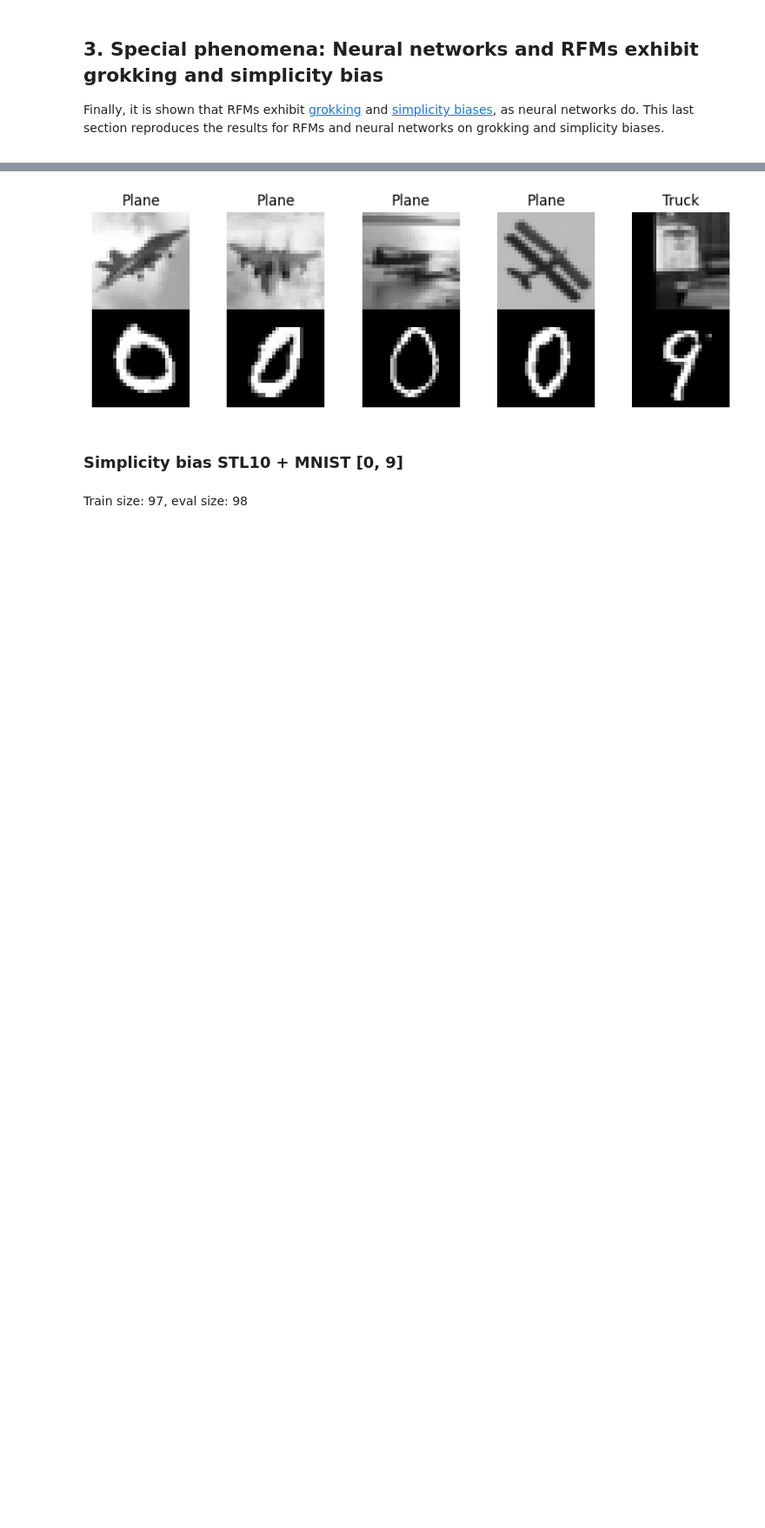
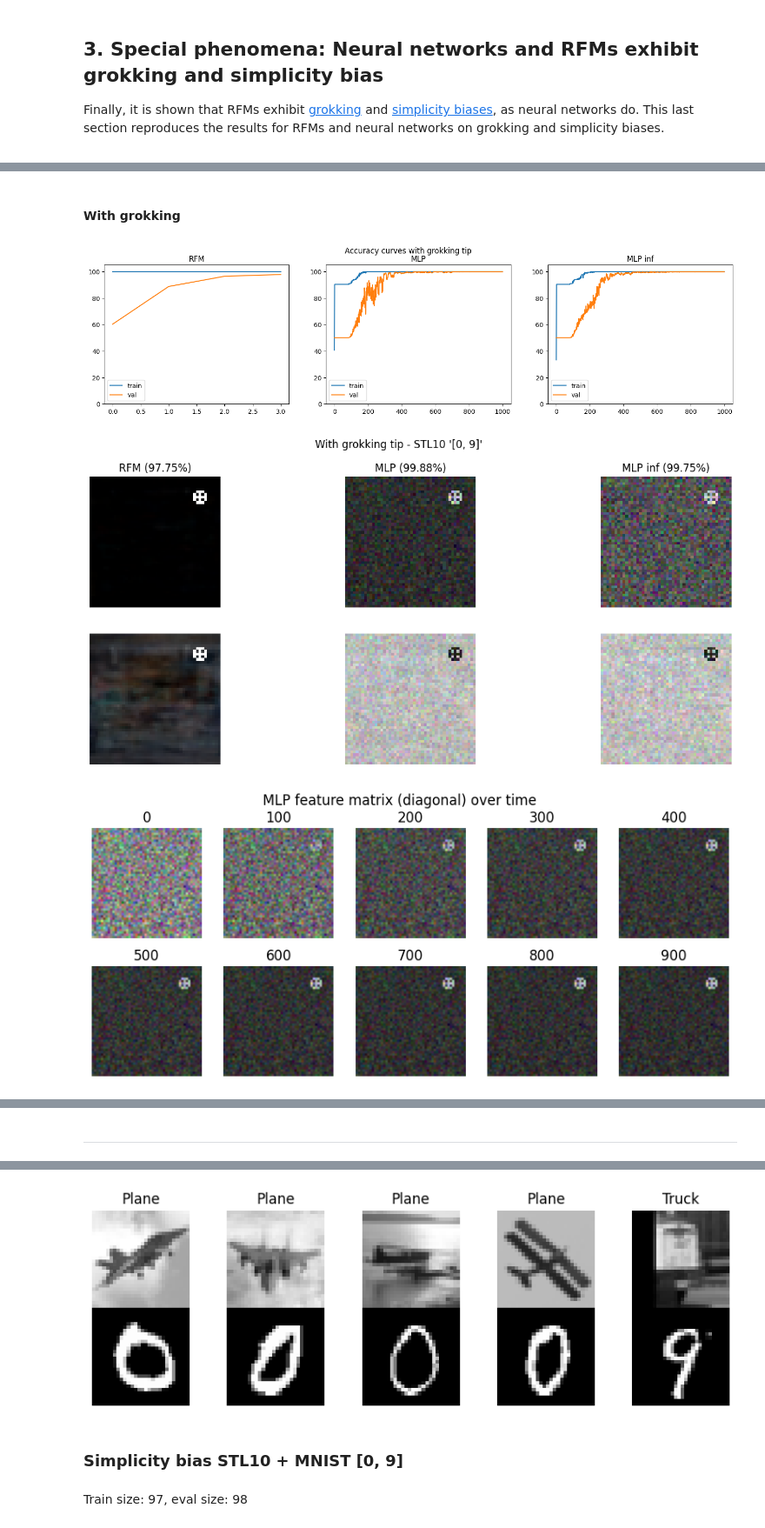
Before and after one commit to gerkone/recursive_feature_machines_praktikum, a Jupyter notebook: praktikum/reproduction.ipynb, the cells around one changed output, grey strips where cells are left out. Shown at 87% size. Drawn from its saved outputs; the diff is of its cells as text; code cells hidden in the pictures; blank space fills up the shorter version.

```diff
--- a/praktikum/reproduction.ipynb
+++ b/praktikum/reproduction.ipynb
@@ -405,0 +388,68 @@ Train size: 300, eval size: 700
+# %%
+trainloader_grok = torch.utils.data.DataLoader(
+    stl10_trainset_grok, batch_size=124, shuffle=True, num_workers=2
+)
+testloader_grok = torch.utils.data.DataLoader(
+    stl10_testset_grok, batch_size=512, shuffle=False, num_workers=1
+)
+
+display(Markdown("#### With grokking"))
+M_rfm, mse_rfm, acc_rfm, accs_rfm = rfm.train(
+    trainloader_grok, testloader_grok, iters=4, reg=1e-3
+)
+
+mlp_grok, mse_mlp, acc_mlp, accs_mlp, frames = nn.train(
+    trainloader_grok,
+    testloader_grok,
+    testloader_grok,
+    width=128,
+    num_epochs=1000,
+    lr=1e-2,
+    frame_freq=100,
+    grok_init=False,
+)
+
+mlp_grok2, mse_mlp2, acc_mlp2, accs_mlp2, frames2 = nn.train(
+    trainloader_grok,
+    testloader_grok,
+    testloader_grok,
+    width=len(stl10_trainset) + 1,
+    num_epochs=1000,
+    lr=1e-2,
+    frame_freq=100,
+    grok_init=False,
+)
+
+visualize_curves_dict(
+    {"RFM": accs_rfm, "MLP": accs_mlp, "MLP inf": accs_mlp2}, title="Accuracy curves with grokking tip"
+)
+visualize_M_dict(
+    {"RFM": (acc_rfm, M_rfm), "MLP": (acc_mlp, mlp_grok.M),  "MLP inf": (acc_mlp2, mlp_grok2.M)},
+    title=f"With grokking tip - STL10 '{GROKKING_STL10_TARGETS}'",
+)
+plt.show()
+
+# visualize frames as images (list of arrays)
+fig, axs = plt.subplots(2, len(frames) // 2, figsize=(len(frames), 4))
+fig.suptitle("MLP feature matrix (diagonal) over time")
+for i, (it, frame) in enumerate(frames.items()):
+    axs[int(i >= axs.shape[1]), i % axs.shape[1]].imshow(frame)
+    axs[int(i >= axs.shape[1]), i % axs.shape[1]].axis("off")
+    axs[int(i >= axs.shape[1]), i % axs.shape[1]].set_title(it)
+plt.show()
+
+# visualize frames as images (list of arrays)
+fig, axs = plt.subplots(2, len(frames) // 2, figsize=(len(frames), 4))
+fig.suptitle("MLP (infinitely wide) feature matrix (diagonal) over time")
+for i, (it, frame) in enumerate(frames.items()):
+    axs[int(i >= axs.shape[1]), i % axs.shape[1]].imshow(frame)
+    axs[int(i >= axs.shape[1]), i % axs.shape[1]].axis("off")
+    axs[int(i >= axs.shape[1]), i % axs.shape[1]].set_title(it)
+plt.show()
+
+display(Markdown("---"))
+# %% [output]
+#### With grokking
+[figure, added]
+[figure, added]
+[figure, added]
@@ -406,3 +457,4 @@ Train size: 300, eval size: 700
+---
 # %% [markdown]
 ### Simplicity bias
 Networks rely on simpler features to solve the task, even if more complex features are available. This could happen because neural networks tend to be as linear as possible. Thi phenomenon is called simplicity bias. It is tested by concatenating two datasets, where one is considered "harder" than the other. If the network tends to learn only the features of the easier dataset, then it is said to exhibit simplicity bias.
```
Also changed, not shown: parts of 10 cells of this notebook, 6 other files.
